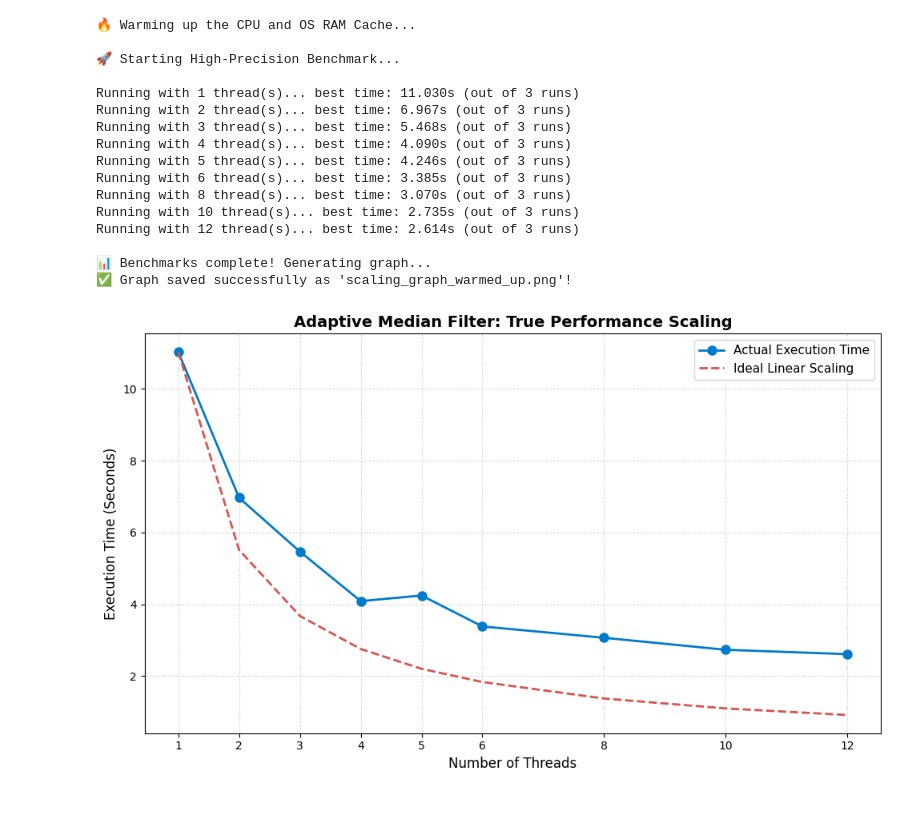
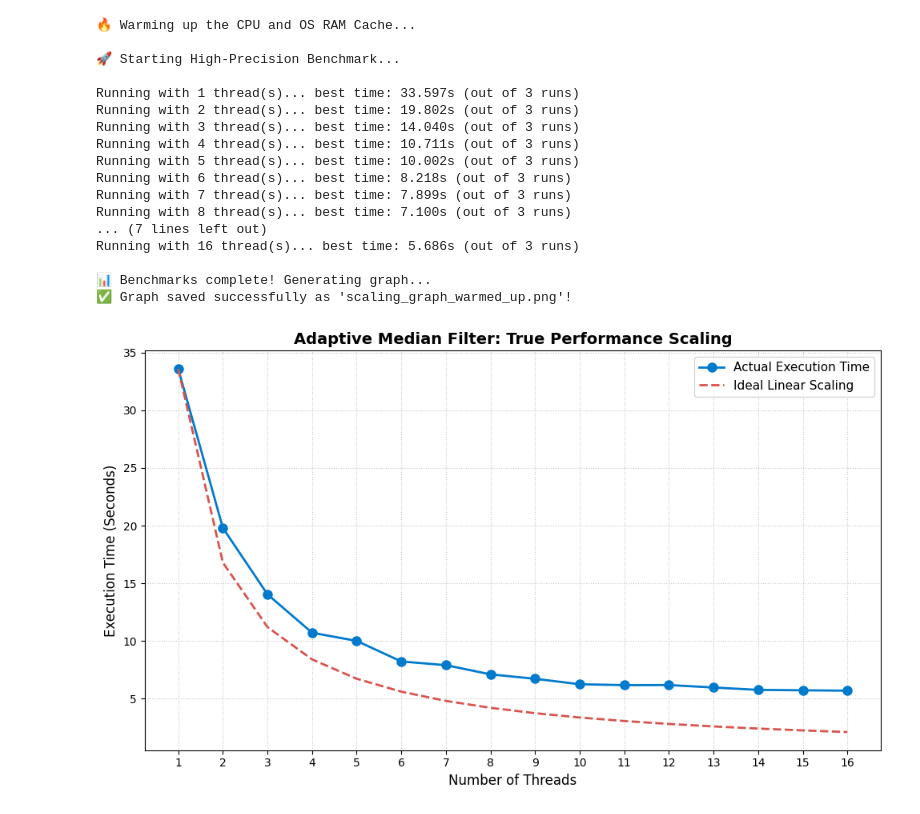
Before and after one commit to lorenzo-marranini/Computer-Architecture-Project, a Jupyter notebook: src/analysis.ipynb, the cells around one changed output. Saved outputs shown, nothing was run; the diff lists cells and outputs as text; code cells hidden in the pictures.

```diff
--- a/src/analysis.ipynb
+++ b/src/analysis.ipynb
@@ -4,8 +68,8 @@ import time
 import matplotlib.pyplot as plt
 
 # --- CONFIGURATION ---
-PROGRAM_CMD = ['./../denoise', '../imgs/noisy_test.ppm', 'output.ppm']
-THREAD_COUNTS = [1, 2, 3, 4, 5, 6,7, 8,9, 10,11, 12]
+PROGRAM_CMD = ['./../denoise', '../noise.ppm', 'result.ppm']
+THREAD_COUNTS = [1, 2, 3, 4, 5, 6,7, 8,9, 10,11, 12, 13, 14, 15, 16]
 RUNS_PER_TEST = 3  # Run each test 3 times to filter out OS noise
 # ---------------------
 
@@ -41,40 +105,41 @@ print("\n📊 Benchmarks complete! Generating graph...")
 
 # Calculate ideal scaling based on the completely warmed-up 1-thread time
 base_time = execution_times[0]
 ideal_times = [base_time / t for t in THREAD_COUNTS]
 
 # Draw the graph
 plt.figure(figsize=(10, 6))
 plt.plot(THREAD_COUNTS, execution_times, marker='o', markersize=8,
          linestyle='-', color='#007acc', linewidth=2, label='Actual Execution Time')
 plt.plot(THREAD_COUNTS, ideal_times, marker='',
          linestyle='--', color='#d9534f', linewidth=2, label='Ideal Linear Scaling')
 
 plt.title('Adaptive Median Filter: True Performance Scaling', fontsize=14, fontweight='bold')
 plt.xlabel('Number of Threads', fontsize=12)
 plt.ylabel('Execution Time (Seconds)', fontsize=12)
 plt.xticks(THREAD_COUNTS)
 plt.grid(True, linestyle=':', alpha=0.7)
 plt.legend(fontsize=11)
 
 plt.tight_layout()
 plt.savefig('scaling_graph_warmed_up.png', dpi=300)
 print("✅ Graph saved successfully as 'scaling_graph_warmed_up.png'!")
 # %% [output]
 🔥 Warming up the CPU and OS RAM Cache...
 
 🚀 Starting High-Precision Benchmark...
 
-Running with 1 thread(s)... best time: 11.030s (out of 3 runs)
-Running with 2 thread(s)... best time: 6.967s (out of 3 runs)
-Running with 3 thread(s)... best time: 5.468s (out of 3 runs)
-Running with 4 thread(s)... best time: 4.090s (out of 3 runs)
-Running with 5 thread(s)... best time: 4.246s (out of 3 runs)
-Running with 6 thread(s)... best time: 3.385s (out of 3 runs)
-Running with 8 thread(s)... best time: 3.070s (out of 3 runs)
-Running with 10 thread(s)... best time: 2.735s (out of 3 runs)
-Running with 12 thread(s)... best time: 2.614s (out of 3 runs)
+Running with 1 thread(s)... best time: 33.597s (out of 3 runs)
+Running with 2 thread(s)... best time: 19.802s (out of 3 runs)
+Running with 3 thread(s)... best time: 14.040s (out of 3 runs)
+Running with 4 thread(s)... best time: 10.711s (out of 3 runs)
+Running with 5 thread(s)... best time: 10.002s (out of 3 runs)
+Running with 6 thread(s)... best time: 8.218s (out of 3 runs)
+Running with 7 thread(s)... best time: 7.899s (out of 3 runs)
+Running with 8 thread(s)... best time: 7.100s (out of 3 runs)
+... (7 lines left out)
+Running with 16 thread(s)... best time: 5.686s (out of 3 runs)
 
 📊 Benchmarks complete! Generating graph...
 ✅ Graph saved successfully as 'scaling_graph_warmed_up.png'!
-[figure, old version]
+[figure, new version]
```
Also changed, not shown: parts of 1 cell of this notebook, 17 other files.
